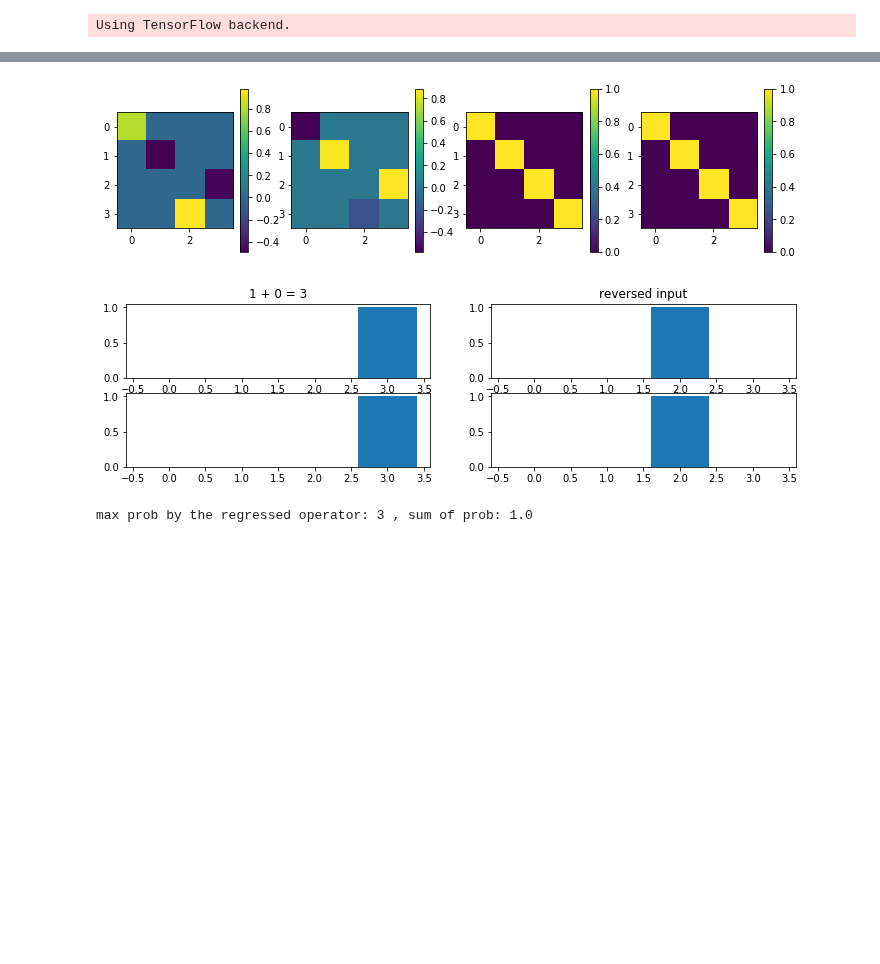
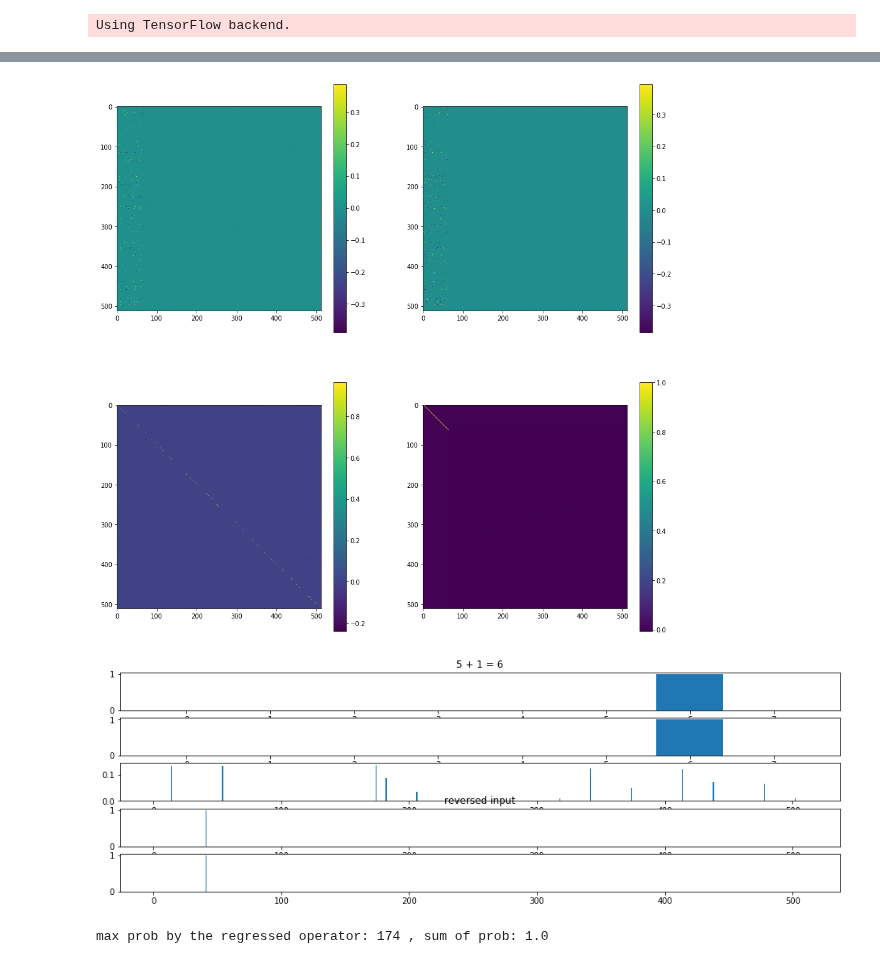
Before and after one commit to mammalwong/ml-study, a Jupyter notebook: regress-quantum-operator.ipynb, the cells around one changed output, grey strips where cells are left out. Cells and saved outputs as stored; diff of their text form; code cells hidden in the pictures; blank space fills up the shorter version.

```diff
--- a/regress-quantum-operator.ipynb
+++ b/regress-quantum-operator.ipynb
@@ -7,11 +7,11 @@ import tensorflow as tf
 # %% [output]
 Using TensorFlow backend.
 # %%
-N = 1
+N,C = 3,3
 X_train,Y_train = [],[]
 a,b = np.random.randint(0, 2**N, size=(2,10000))
 c = a+b
-c = (a << N) | (c & (2**(2*N)-1))
+c = c & (2**N-1)
 X_train = (a << N) | b
 Y_train = c
 # %%
@@ -36,26 +36,28 @@ class QuantumOperator(keras.layers.Layer):
         operator = tf.complex(self.operator_real, self.operator_imag)
         forward = inputs @ operator
         reverse = forward @ tf.conj(tf.transpose(operator))
-        prob = tf.square(tf.abs(forward))
-        self.add_loss(self.unitary_loss_factor/2 * K.mean(keras.losses.mse(
+        prob = K.square(tf.abs(forward))
+        self.add_loss(self.unitary_loss_factor/2 * K.sum(keras.losses.mae(
             tf.real(inputs), tf.real(reverse))), inputs=inputs)
-        self.add_loss(self.unitary_loss_factor/2 * K.mean(keras.losses.mse(
+        self.add_loss(self.unitary_loss_factor/2 * K.sum(keras.losses.mae(
             tf.imag(inputs), tf.imag(reverse))), inputs=inputs)
-        self.add_loss(self.prob_loss_factor * K.mean(keras.losses.mse(
-            1., K.sum(prob, axis=-1))))
-        return prob
+        self.add_loss(self.prob_loss_factor * K.sum(keras.losses.mae(
+            1., K.sum(prob, axis=-1))), inputs=inputs)
+        return forward
 
     def compute_output_shape(self, input_shape):
         return (input_shape[0], self.dimension)
 # %%
 X = X_input = keras.layers.Input((1,), dtype='int32')
 X = keras.layers.Lambda(lambda x: tf.complex(
-    K.squeeze(K.one_hot(K.cast(x, 'int32'), 2**(2*N)), axis=-2), 0.))(X)
-X_operator = QuantumOperator(2*N)
+    K.squeeze(K.one_hot(K.cast(x, 'int32'), 2**int(round(C*N))), axis=-2), 0.))(X)
+X_operator = QuantumOperator(int(round(C*N)))
 X = X_operator(X)
+X = keras.layers.Lambda(lambda x: K.square(tf.abs(x)))(X)
+X = keras.layers.Lambda(lambda x: K.sum(K.reshape(x,(-1,2**int(round((C-1)*N)),2**N)), axis=-2))(X)
 M = keras.Model(X_input, X)
 M_opt = keras.optimizers.SGD(momentum=0.9, nesterov=True)
-M.compile(M_opt, 'sparse_categorical_crossentropy')
+M.compile('nadam', 'sparse_categorical_crossentropy')
 M.summary()
 # %% [output]
 _________________________________________________________________
@@ -101,40 +104,43 @@ Epoch 10/10
 operator = X_operator.get_weights()
 operator = operator[0].T + operator[1].T*1j
 # %%
-plt.figure(figsize=(12,3))
-plt.subplot(1,4,1)
+plt.figure(figsize=(16,16))
+plt.subplot(2,2,1)
 plt.imshow(np.real(operator))
 plt.colorbar()
-plt.subplot(1,4,2)
+plt.subplot(2,2,2)
 plt.imshow(np.imag(operator))
 plt.colorbar()
-plt.subplot(1,4,3)
+plt.subplot(2,2,3)
 plt.imshow(np.real(operator @ np.conj(operator.T)))
 plt.colorbar()
-plt.subplot(1,4,4)
+plt.subplot(2,2,4)
 plt.imshow(np.real(np.conj(operator.T) @ operator))
 plt.colorbar()
 plt.show()
 # %% [output]
-[figure, old version]
+[figure, new version]
 # %%
 i = np.random.randint(0,len(X_train))
-s = (operator @ keras.utils.to_categorical(X_train[i], num_classes=2**(2*N)))
+s = (operator @ keras.utils.to_categorical(X_train[i], num_classes=2**int(round(C*N))))
 x = np.square(np.abs(np.conj(operator.T) @ s))
 y = np.square(np.abs(s))
-plt.figure(figsize=(12,3))
-plt.subplot(2,2,1)
+y_sum = np.sum(np.reshape(y,(2**int(round((C-1)*N)),2**N)), axis=-2)
+plt.figure(figsize=(16,5))
+plt.subplot(5,1,1)
 plt.title(f'{a[i]} + {b[i]} = {c[i]}')
-plt.bar(np.arange(2**(2*N)), y)
-plt.subplot(2,2,3)
-plt.bar(np.arange(2**(2*N)), keras.utils.to_categorical(Y_train[i], num_classes=2**(2*N)))
-plt.subplot(2,2,2)
+plt.bar(np.arange(2**N), y_sum)
+plt.subplot(5,1,2)
+plt.bar(np.arange(2**N), keras.utils.to_categorical(Y_train[i], num_classes=2**N))
+plt.subplot(5,1,3)
+plt.bar(np.arange(2**int(round(C*N))), y)
+plt.subplot(5,1,4)
 plt.title('reversed input')
-plt.bar(np.arange(2**(2*N)), x)
-plt.subplot(2,2,4)
-plt.bar(np.arange(2**(2*N)), keras.utils.to_categorical(X_train[i], num_classes=2**(2*N)))
+plt.bar(np.arange(2**int(round(C*N))), x)
+plt.subplot(5,1,5)
+plt.bar(np.arange(2**int(round(C*N))), keras.utils.to_categorical(X_train[i], num_classes=2**int(round(C*N))))
 plt.show()
 print('max prob by the regressed operator:', np.argmax(y), ', sum of prob:', np.sum(y))
 # %% [output]
-[figure, old version]
+[figure, new version]
-max prob by the regressed operator: 3 , sum of prob: 1.0
+max prob by the regressed operator: 174 , sum of prob: 1.0
```
Also changed, not shown: parts of 3 cells of this notebook.
